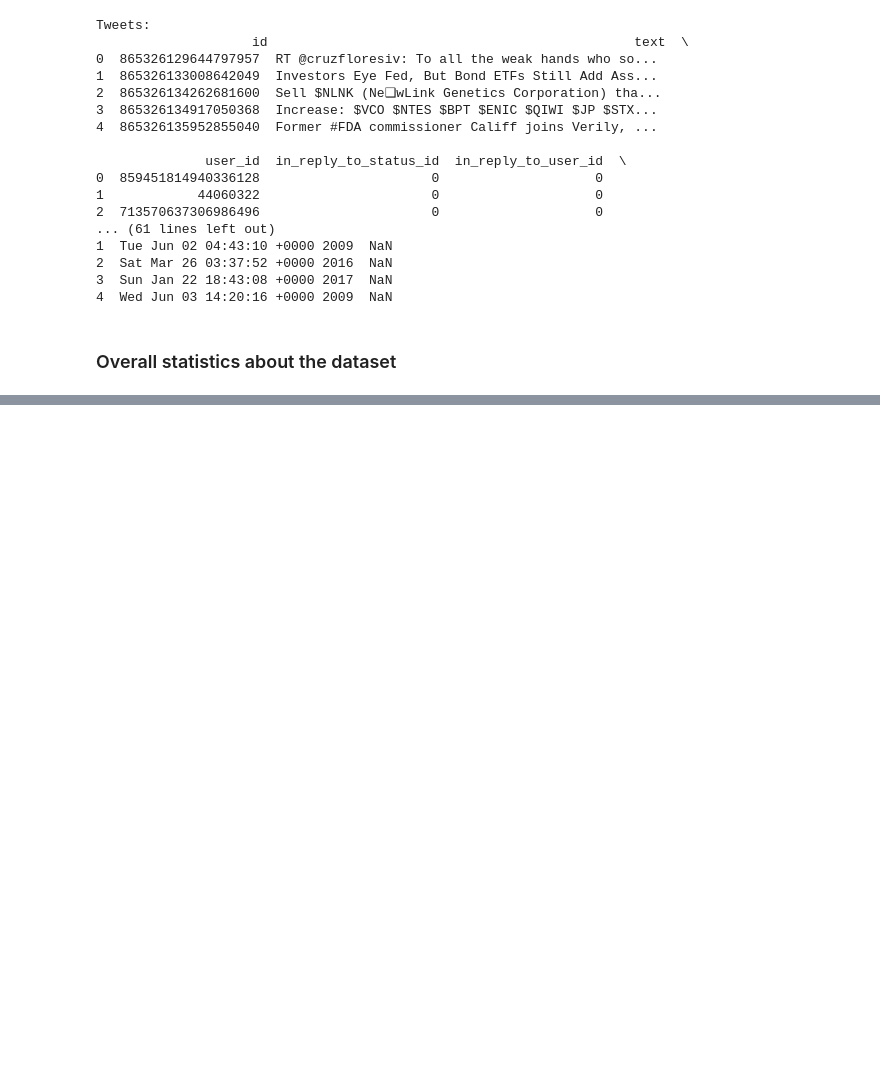
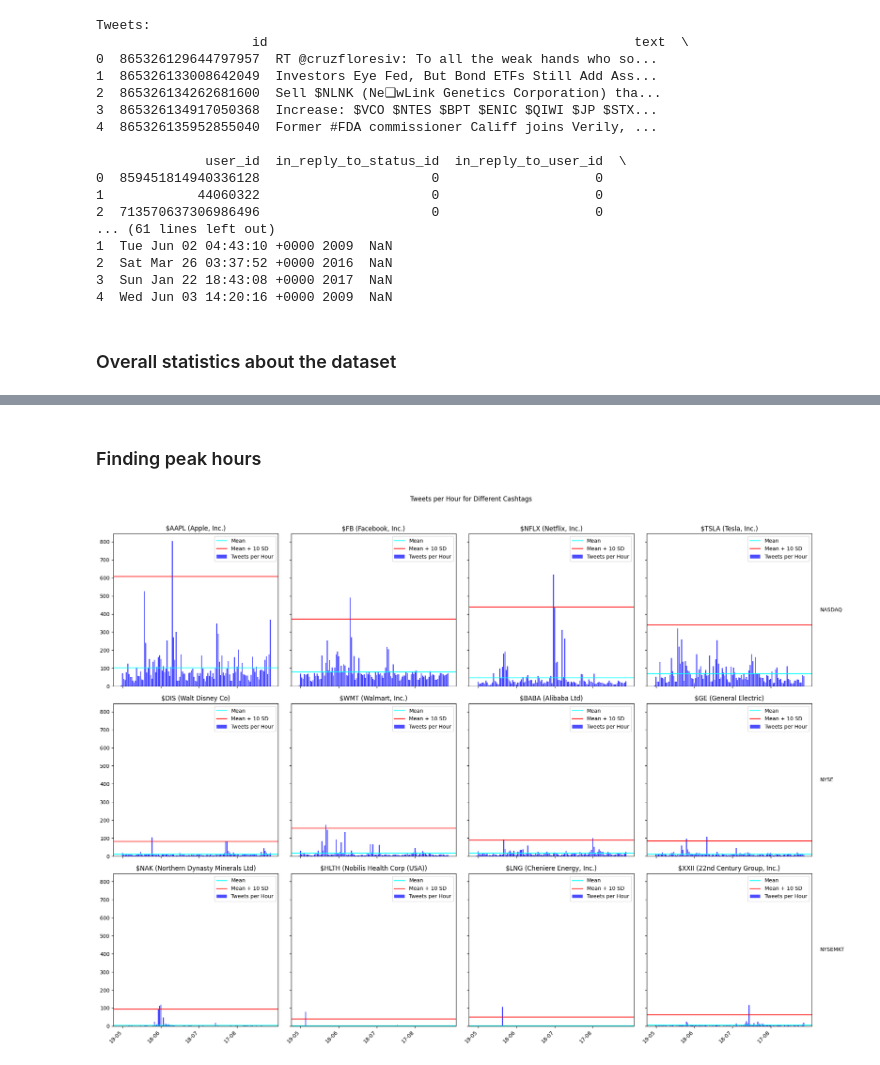
Before and after one commit to MHH7/Financial-Analysis-on-Twitter, a Jupyter notebook: Main.ipynb, the cells around one changed output, grey strips where cells are left out. Saved outputs shown, nothing was run; the diff lists cells and outputs as text; code cells hidden in the pictures; blank space fills up the shorter version.

```diff
--- a/Main.ipynb
+++ b/Main.ipynb
@@ -181,0 +337,2 @@ plt.show()
+# %% [markdown]
+### Finding peak hours
@@ -181,0 +373,71 @@ plt.show()
+# %%
+import matplotlib.pyplot as plt
+from datetime import datetime
+
+# Exchange names, Cashtags and plot names
+cashtags = ['AAPL', 'FB', 'NFLX', 'TSLA', 'DIS', 'WMT', 'BABA', 'GE', 'NAK', 'HLTH', 'LNG', 'XXII']
+exchange_names = ['NASDAQ'] * 4 + ['NYSE'] * 4 + ['NYSEMKT'] * 4
+plot_names = ['$AAPL (Apple, Inc.)', '$FB (Facebook, Inc.)', '$NFLX (Netflix, Inc.)', '$TSLA (Tesla, Inc.)',
+              '$DIS (Walt Disney Co)', '$WMT (Walmart, Inc.)', '$BABA (Alibaba Ltd)', '$GE (General Electric)',
+              '$NAK (Northern Dynasty Minerals Ltd)', '$HLTH (Nobilis Health Corp (USA))', '$LNG (Cheniere Energy, Inc.)', '$XXII (22nd Century Group, Inc.)']
+
+# Step 4: Create a 3x4 grid of subplots
+fig, axes = plt.subplots(3, 4, figsize=(20, 15), sharex=True, sharey=True)
+fig.suptitle('Tweets per Hour for Different Cashtags')
+
+# Step 5: Iterate through each cashtag and draw the subplot
+for i, cashtag in enumerate(cashtags):
+    if cashtag in tweets_count_dict:
+        ax = axes[i // 4, i % 4]
+
+        # Initialize lists to store dates and daily means
+        all_dates = []
+        all_daily_means = []
+
+        # Iterate through each date
+        for date in tweets_count_dict[cashtag]:
+            # Extract hours and corresponding counts for the date
+            counts = list(tweets_count_dict[cashtag][date].values())
+
+            # Calculate the total count for the day
+            total_count = sum(counts)
+
+            # Calculate the daily mean by dividing total count by 24
+            daily_mean = total_count / 24
+
+            # Append the date and corresponding daily mean to the lists
+            all_dates.append(date)
+            all_daily_means.append(daily_mean)
+
+        # Convert dates to matplotlib-compatible format (if needed)
+        all_dates = [np.datetime64(date) for date in all_dates]
+
+        # Truncate x-labels to only display day and month
+        tick_labels = pd.to_datetime(all_dates[::30]).strftime('%d-%m').tolist()
+        ax.set_xticks(all_dates[::30])  # Display every 30th date for better readability
+        ax.set_xticklabels(tick_labels, rotation=45, ha='right')
+
+        # Plot daily means for each cashtag using bar plot
+        ax.bar(all_dates, all_daily_means, label='Tweets per Hour', color='blue', alpha=0.7)
+
+        # Calculate mean and mean + 10 standard deviations for daily means
+        mean_value = np.mean(all_daily_means)
+        std_dev = np.std(all_daily_means)
+        upper_bound = mean_value + 5 * std_dev
+
+        # Plot mean line (solid cyan) for daily means
+        ax.axhline(mean_value, color='cyan', linestyle='solid', label='Mean')
+
+        # Plot upper bound line (solid red) for daily means
+        ax.axhline(upper_bound, color='red', linestyle='solid', label='Mean + 10 SD')
+
+        if i % 4 == 3:
+            ax.text(1.05, 0.5, f'{exchange_names[i]}', transform=ax.transAxes, fontsize=10, va='center')
+
+        ax.set_title(plot_names[i])
+        ax.legend()
+
+plt.tight_layout(rect=[0, 0, 1, 0.96])
+plt.show()
+# %% [output]
+[figure, added]
```
Also changed, not shown: parts of 10 cells of this notebook.
